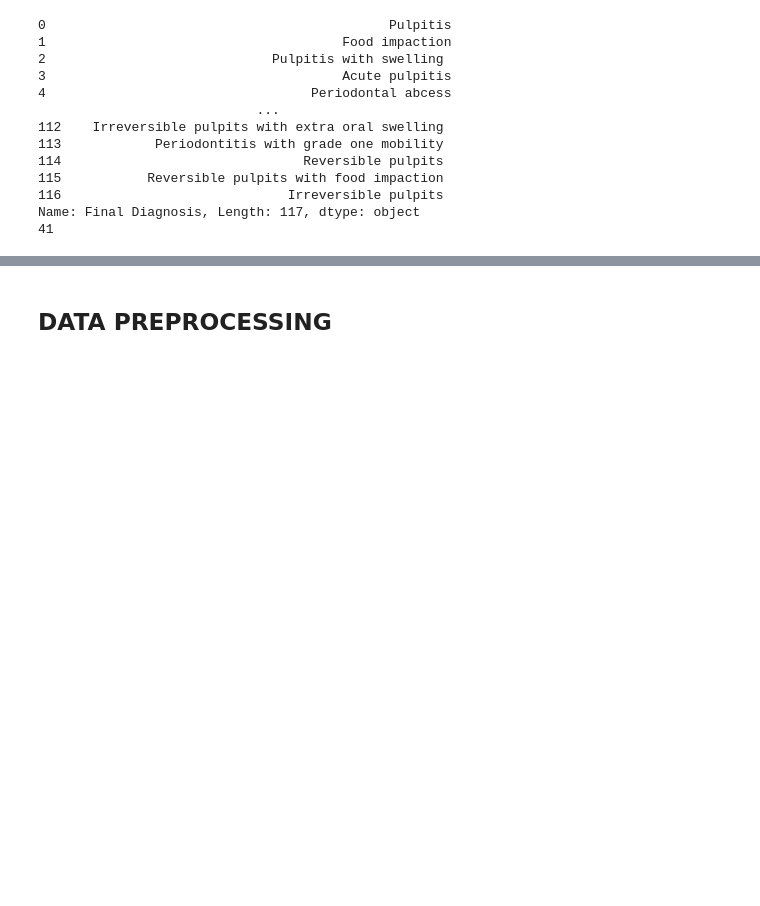
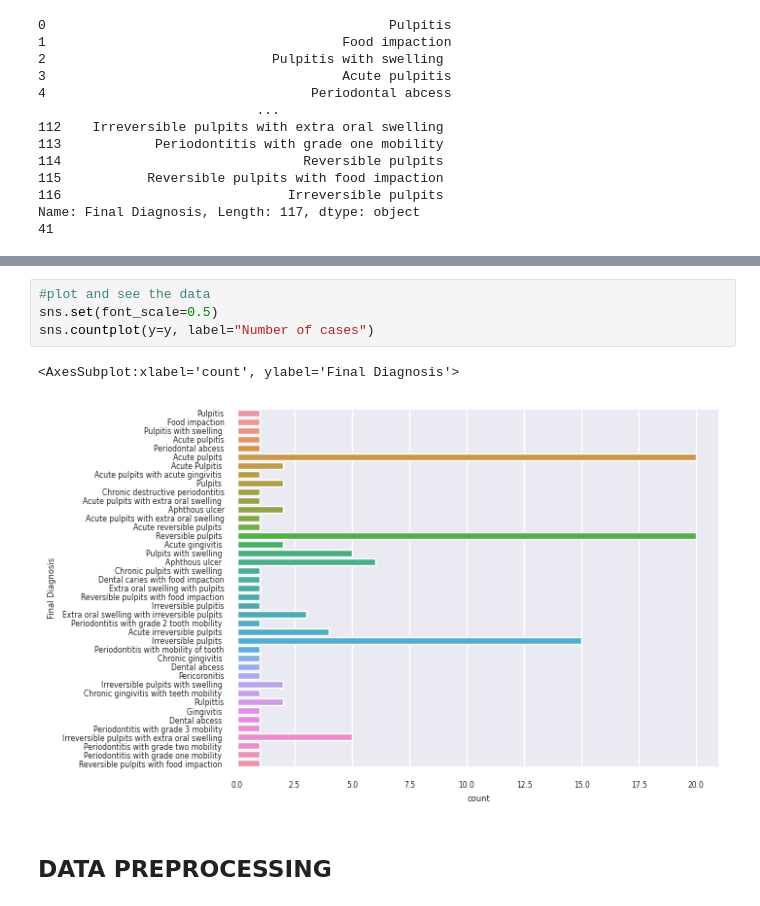
Before and after one commit to TheHuntsman4/Klepio, a Jupyter notebook: model/DentAI.ipynb, the cells around one changed output, grey strips where cells are left out. Saved outputs shown, nothing was run; the diff lists cells and outputs as text; blank space fills up the shorter version.

Commit message:
<feat>: [adds a plot of the different diagnosis VS number of cases]

```diff
--- a/model/DentAI.ipynb
+++ b/model/DentAI.ipynb
@@ -55,3 +76,10 @@ ax=sns.countplot(y,label='Count')
+# %%
+#plot and see the data
+sns.set(font_scale=0.5)
+sns.countplot(y=y, label="Number of cases")
+# %% [output]
+<AxesSubplot:xlabel='count', ylabel='Final Diagnosis'>
+[figure, added]
 # %% [markdown]
 ## DATA PREPROCESSING
 # %%
```
Also changed, not shown: parts of 2 cells of this notebook.
